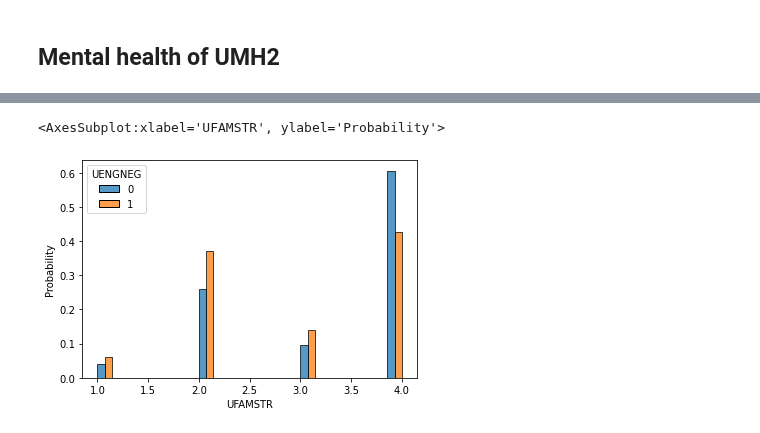
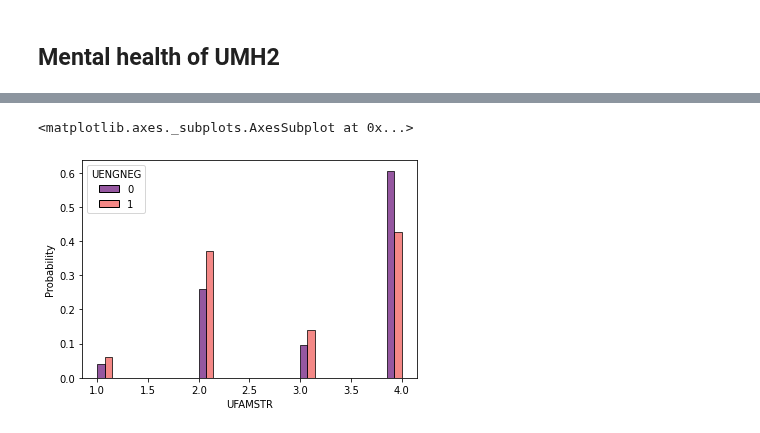
Before and after one commit to epfl-ada/ada-2020-project-milestone-p3-p3_ada-boi, a Jupyter notebook: creative_extension.ipynb, the cells around one changed output, grey strips where cells are left out. Drawn from its saved outputs; the diff is of its cells as text; code cells hidden in the pictures.

Commit message:
imrpove regression, some visualization

```diff
--- a/creative_extension.ipynb
+++ b/creative_extension.ipynb
@@ -33,7 +39,7 @@ household_id_hh = ['HHID']
 #education = ['CCHGSC','CSUEXP','CATTSC','CSKIPSC','CGETBY','CHMWK','CINTSC','CWRKSC','UENG','UENGNEG','UENGPOS']
 education = ['UENG','UENGNEG','UENGPOS']
 #family = ['GHMAD','GSELFHR','UFAMSTR','UMH2','UMHIGDEG']
-family = ['GSELFHR','UFAMSTR','UMH2','UMHIGDEG']
+family = ['UFAMSTR','UMH2','UMHIGDEG']
 family_hh = ['CHLD0_5','CHLD6_17','UHHCOUNT']
 income = ['U_SOCPOV']
 income_hh = ['QSC5']
@@ -41,10 +47,14 @@ housing_hh = ['MNBEDRMS','MOWNRENT'] #'OVERCROWDING' added later on
 mental_health = ['UBPIA','UBPIANEG','UBPIAPOS','UBPIB','UBPIBNEG','UBPIBPOS']
 health = ['BDISBL','BHLTHN','FDOCT','FWHMED','FWHYMED','FDENT','FWELLV','UCNGHL']
 activities = ['NOUTING','NSPORTS','UOUTNEG','UOUTPOS','UACT','UACTNEG','UACTPOS']
-programs = ['GCENTR','CSPECED','GHEADS','KAPPMED','SSHELP']
+programs = ['GCENTR','CSPECED','CAGRAD','GHEADS','KAPPMED','SSHELP']
 programs_hh = ['MPUBHOUS']
+
+# Add a variable 'overcrowding' and replace inf by -1
+hh['OVERCROWDING'] = hh['UHHCOUNT'] / hh['MNBEDRMS']
+housing_hh.append('OVERCROWDING')
+hh['OVERCROWDING'] = hh['OVERCROWDING'].apply(lambda x : -1 if (x == np.inf or x < 0) else x)
+
+# Reduce dataframes to variables of interest
+fc = fc[person_id + education + family + income + mental_health + health + activities + programs]
+hh = hh[household_id_hh + family_hh + income_hh + housing_hh + programs_hh]
-# %%
-# Add a variable 'overcrowding' and replace inf by -1
-hh['OVERCROWDING'] = hh['UHHCOUNT'] / hh['MNBEDRMS']
-housing_hh.append('OVERCROWDING')
-hh['OVERCROWDING'] = hh['OVERCROWDING'].apply(lambda x : -1 if x == np.inf else x)
@@ -56,8 +62,12 @@ hh = hh[household_id_hh + family_hh + income_hh + housing_hh + programs_hh]
 # Merge dataframes using the household ID number,
 # inner merge keeps only households that are linked to a focal child subject
 child = pd.merge(fc, hh, left_on = 'HHID', right_on = 'HHID', how='inner')
-# replace all the missing values by the str 'no data', No by 0 and Yes by 1
+
+# NaNs handling : replace all the missing values by -1
 child.replace([-7,-8,-9],-1,inplace=True)
+
+# Make the SEX variable binary with F=1 and M=0
+child['SEX'].replace(to_replace=dict(F=1, M=0),inplace=True)
 
 # Preview of child dataframe
 child.head()
@@ -124,10 +138,3 @@ def res_NN(df,outcome,predictors):
-# %%
-def df_NN(df,outcome,predictors):
-    if len(predictors) <= 1:
-        return df.loc[(df[outcome] != -1) & (df[predictors[0]] != -1)]
-    else:
-        bools = df[predictors].isin([-1]).any(axis=1)==False
-    return df.loc[(df[outcome] != -1) & (bools)]
 # %%
 from sklearn.ensemble import RandomForestClassifier, RandomForestRegressor
 
@@ -490,8 +377,9 @@ outcome = 'UENGNEG'
 predictors = ['UFAMSTR']
 df_noNull = df_NN(fc23,outcome, predictors)
 # %%
-sns.histplot(x='UFAMSTR', hue='UENGNEG', stat='probability', data=df_noNull, common_norm=False, multiple='dodge')
+sns.histplot(x='UFAMSTR', hue='UENGNEG', stat='probability', data=df_noNull, common_norm=False,
+             multiple='dodge', palette='magma')
 # dans quelles familles sont distribués les gars mauvais
 # %% [output]
-<AxesSubplot:xlabel='UFAMSTR', ylabel='Probability'>
+<matplotlib.axes._subplots.AxesSubplot at 0x...>
-[figure, old version]
+[figure, new version]
```
Also changed, not shown: parts of 38 cells of this notebook.
